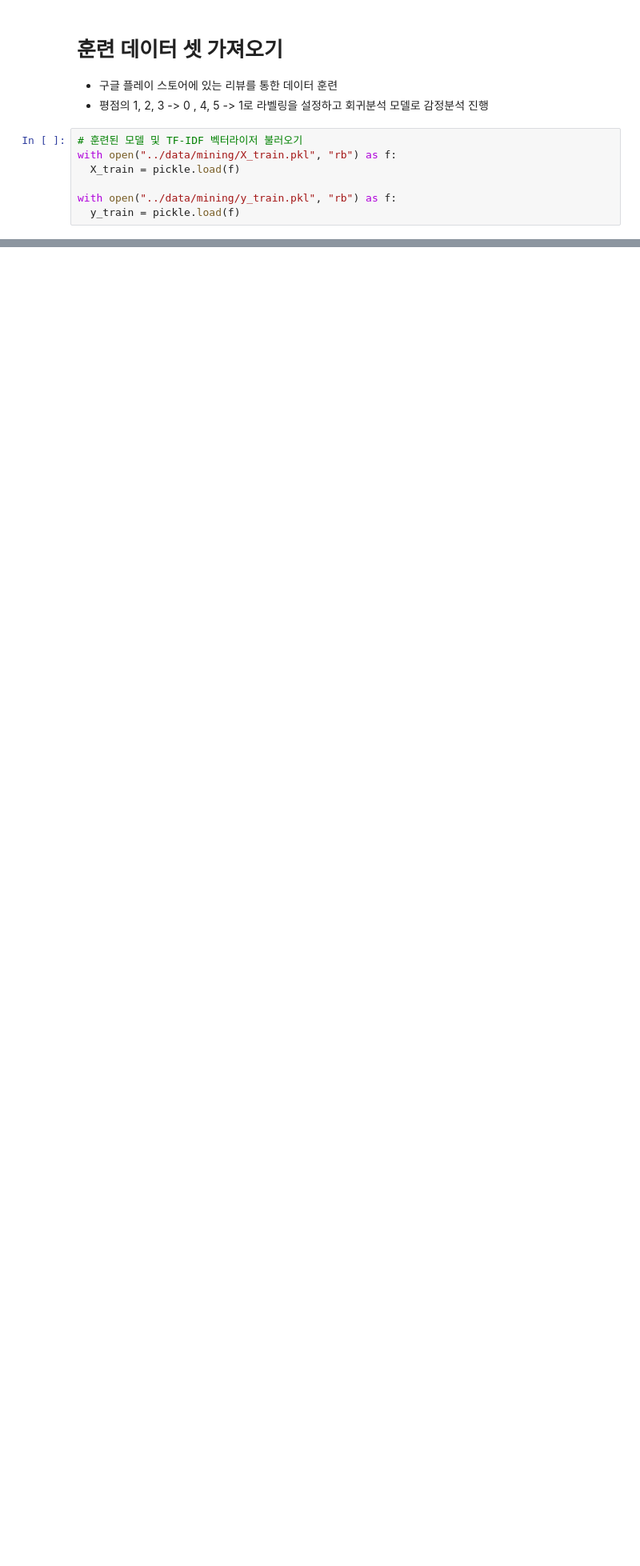
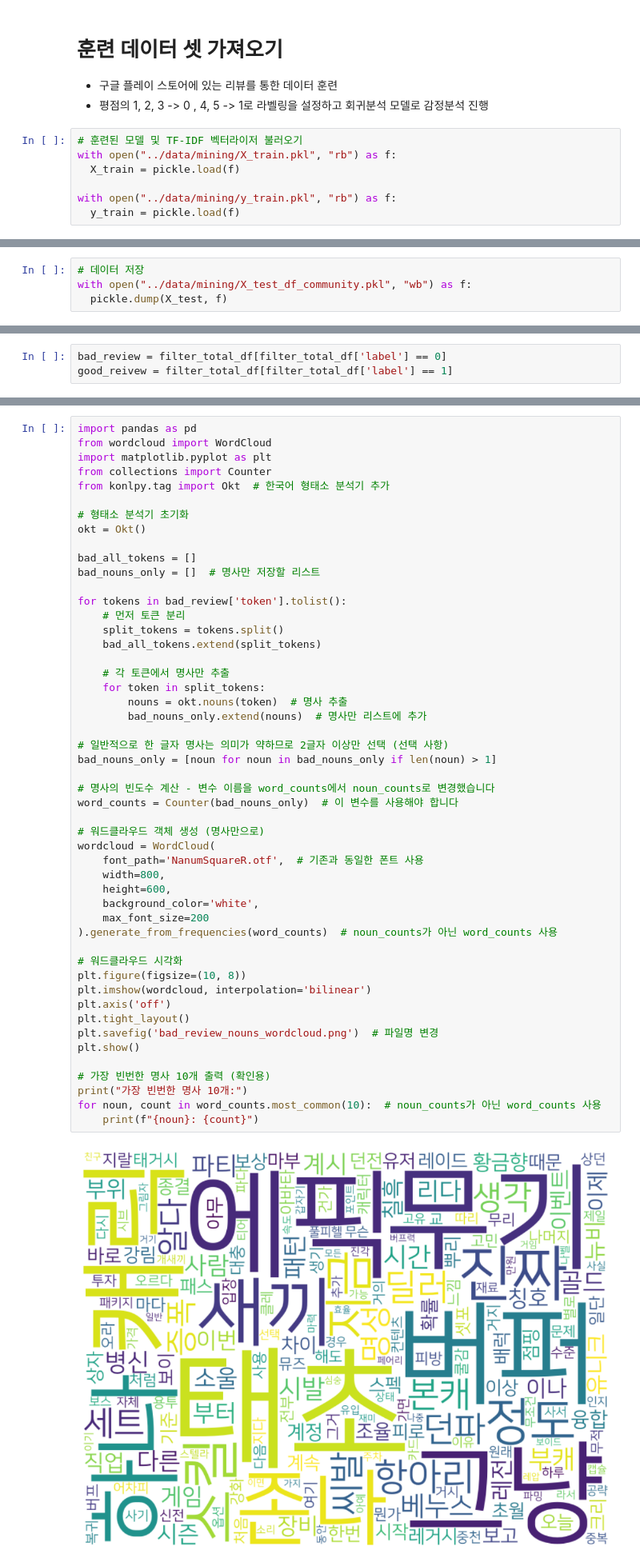
Before and after one commit to JMinkyu/nexon_funqa, a Jupyter notebook: 02. feature analysis/03. Modeling.ipynb, the cells around one changed output, grey strips where cells are left out. Shown at 80% size. Saved outputs shown, nothing was run; the diff lists cells and outputs as text; blank space fills up the shorter version.

```diff
--- a/02. feature analysis/03. Modeling.ipynb
+++ b/02. feature analysis/03. Modeling.ipynb
@@ -40,0 +208,4 @@ with open("../data/mining/y_train.pkl", "rb") as f:
+# %%
+# 데이터 저장
+with open("../data/mining/X_test_df_community.pkl", "wb") as f:
+  pickle.dump(X_test, f)
@@ -40,0 +252,3 @@ with open("../data/mining/y_train.pkl", "rb") as f:
+# %%
+bad_review = filter_total_df[filter_total_df['label'] == 0]
+good_reivew = filter_total_df[filter_total_df['label'] == 1]
@@ -40,0 +307,52 @@ with open("../data/mining/y_train.pkl", "rb") as f:
+# %%
+import pandas as pd
+from wordcloud import WordCloud
+import matplotlib.pyplot as plt
+from collections import Counter
+from konlpy.tag import Okt  # 한국어 형태소 분석기 추가
+
+# 형태소 분석기 초기화
+okt = Okt()
+
+bad_all_tokens = []
+bad_nouns_only = []  # 명사만 저장할 리스트
+
+for tokens in bad_review['token'].tolist():
+    # 먼저 토큰 분리
+    split_tokens = tokens.split()
+    bad_all_tokens.extend(split_tokens)
+
+    # 각 토큰에서 명사만 추출
+    for token in split_tokens:
+        nouns = okt.nouns(token)  # 명사 추출
+        bad_nouns_only.extend(nouns)  # 명사만 리스트에 추가
+
+# 일반적으로 한 글자 명사는 의미가 약하므로 2글자 이상만 선택 (선택 사항)
+bad_nouns_only = [noun for noun in bad_nouns_only if len(noun) > 1]
+
+# 명사의 빈도수 계산 - 변수 이름을 word_counts에서 noun_counts로 변경했습니다
+word_counts = Counter(bad_nouns_only)  # 이 변수를 사용해야 합니다
+
+# 워드클라우드 객체 생성 (명사만으로)
+wordcloud = WordCloud(
+    font_path='NanumSquareR.otf',  # 기존과 동일한 폰트 사용
+    width=800,
+    height=600,
+    background_color='white',
+    max_font_size=200
+).generate_from_frequencies(word_counts)  # noun_counts가 아닌 word_counts 사용
+
+# 워드클라우드 시각화
+plt.figure(figsize=(10, 8))
+plt.imshow(wordcloud, interpolation='bilinear')
+plt.axis('off')
+plt.tight_layout()
+plt.savefig('bad_review_nouns_wordcloud.png')  # 파일명 변경
+plt.show()
+
+# 가장 빈번한 명사 10개 출력 (확인용)
+print("가장 빈번한 명사 10개:")
+for noun, count in word_counts.most_common(10):  # noun_counts가 아닌 word_counts 사용
+    print(f"{noun}: {count}")
+# %% [output]
+[figure, added]
```
Also changed, not shown: parts of 28 cells of this notebook, 7 other files.
